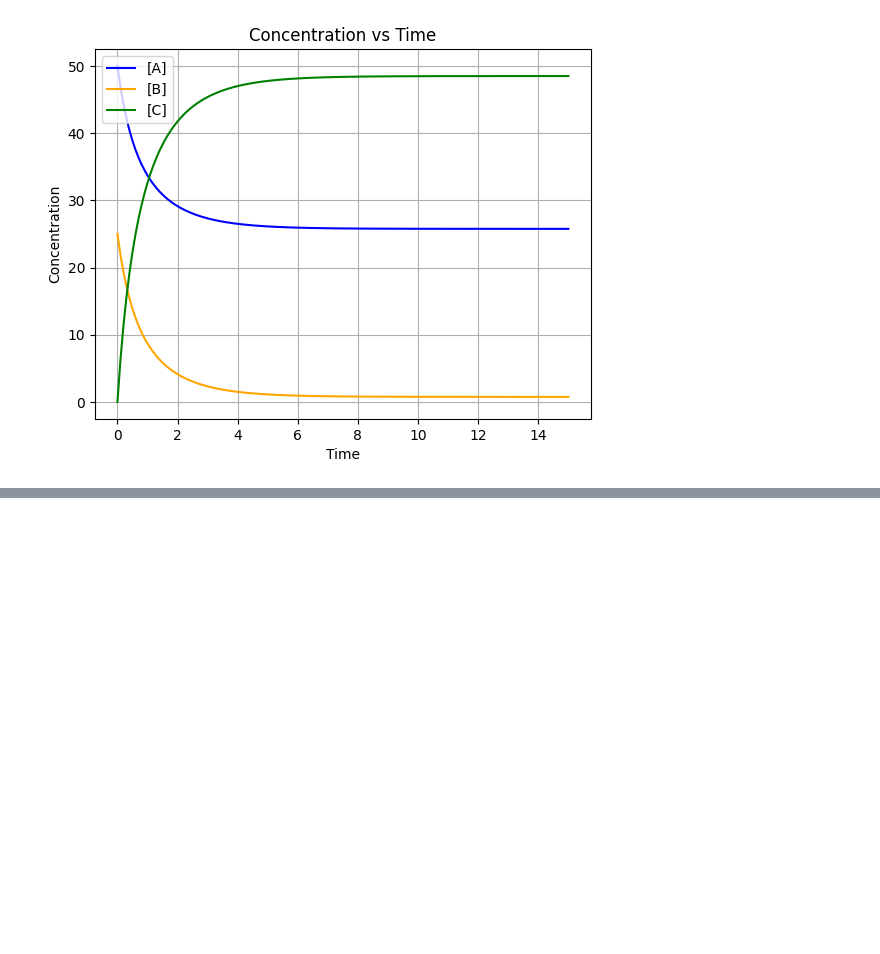
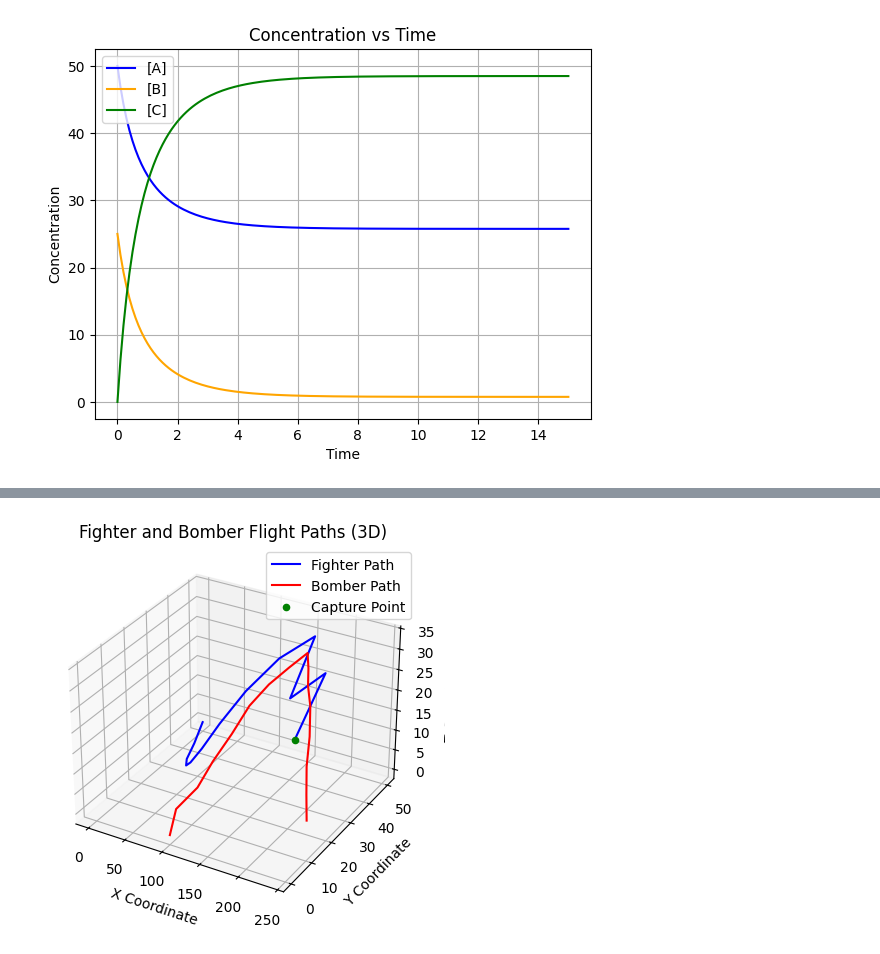
Before and after one commit to SharafatKarim/python-data-science-notebook, a Jupyter notebook: 05 - simulation modeling/05 - continuous systems.ipynb, the cells around one changed output, grey strips where cells are left out. Saved outputs shown, nothing was run; the diff lists cells and outputs as text; code cells hidden in the pictures; blank space fills up the shorter version.

```diff
--- a/05 - simulation modeling/05 - continuous systems.ipynb
+++ b/05 - simulation modeling/05 - continuous systems.ipynb
@@ -107,0 +251,92 @@ Time    [A]     [B]     [C]
+# %%
+import math
+from mpl_toolkits.mplot3d import Axes3D
+
+import matplotlib.pyplot as plt
+
+# Fighter coordinates
+xf = [0]
+yf = [50]
+zf = [0]
+speed = 20  # Fighter speed
+capture_distance = 10  # Distance at which the fighter captures the bomber
+
+# Bomber coordinates
+xb = [100, 100, 120, 129, 140, 149, 158, 168, 179, 188, 198, 209, 219, 226, 234, 240]
+yb = [0, 3, 6, 10, 15, 20, 26, 32, 37, 34, 30, 27, 23, 19, 16, 14]
+zb = [0, 5, 10, 15, 20, 25, 28, 30, 32, 30, 28, 25, 20, 15, 10, 5]
+
+def calc_distance(x1, y1, z1, x2, y2, z2):
+    return math.sqrt((x2 - x1) ** 2 + (y2 - y1) ** 2 + (z2 - z1) ** 2)
+
+def sin_theta(x1, y1, z1, x2, y2, z2):
+    return (y2 - y1) / calc_distance(x1, y1, z1, x2, y2, z2)
+
+def cos_theta(x1, y1, z1, x2, y2, z2):
+    return (x2 - x1) / calc_distance(x1, y1, z1, x2, y2, z2)
+
+def sin_phi(x1, y1, z1, x2, y2, z2):
+    return (z2 - z1) / calc_distance(x1, y1, z1, x2, y2, z2)
+
+def simulate_flight():
+    global xf, yf, zf, xb, yb, zb, speed, capture_distance
+    iteration = 0
+
+    while True:
+        xf = xf + [xf[-1] + speed * cos_theta(xf[-1], yf[-1], zf[-1], xb[iteration], yb[iteration], zb[iteration])]
+        yf = yf + [yf[-1] + speed * sin_theta(xf[-1], yf[-1], zf[-1], xb[iteration], yb[iteration], zb[iteration])]
+        zf = zf + [zf[-1] + speed * sin_phi(xf[-1], yf[-1], zf[-1], xb[iteration], yb[iteration], zb[iteration])]
+
+        distance = calc_distance(xf[iteration], yf[iteration], zf[iteration], xb[iteration], yb[iteration], zb[iteration])
+        print("Iteration:", iteration+1, "Distance:", distance)
+        iteration += 1
+        if distance <= capture_distance or len(xf) >= len(xb):
+            break
+
+def plot_flight():
+    fig = plt.figure()
+    ax = fig.add_subplot(111, projection='3d')
+    ax.plot(xf, yf, zf, label='Fighter Path', color='blue')
+    ax.plot(xb, yb, zb, label='Bomber Path', color='red')
+    ax.scatter(xf[-1], yf[-1], zf[-1], color='green', label='Capture Point')
+    ax.set_title('Fighter and Bomber Flight Paths (3D)')
+    ax.set_xlabel('X Coordinate')
+    ax.set_ylabel('Y Coordinate')
+    ax.set_zlabel('Z Coordinate')
+    ax.legend()
+    plt.show()
+
+def plot_fight_animation():
+    plt.ion()
+    fig = plt.figure()
+    ax = fig.add_subplot(111, projection='3d')
+    ax.set_xlim(0, 250)
+    ax.set_ylim(0, 100)
+    ax.set_zlim(0, 40)
+    fighter_line, = ax.plot([], [], [], 'b-', label='Fighter Path')
+    bomber_line, = ax.plot([], [], [], 'r-', label='Bomber Path')
+    fighter_point, = ax.plot([], [], [], 'bo', label='Fighter')
+    bomber_point, = ax.plot([], [], [], 'ro', label='Bomber')
+    ax.set_xlabel('X')
+    ax.set_ylabel('Y')
+    ax.set_zlabel('Z')
+    ax.legend()
+    ax.grid()
+
+    for i in range(len(xf)):
+        fighter_line.set_data(xf[:i+1], yf[:i+1])
+        fighter_line.set_3d_properties(zf[:i+1])
+        bomber_line.set_data(xb[:i+1], yb[:i+1])
+        bomber_line.set_3d_properties(zb[:i+1])
+        fighter_point.set_data([xf[i]], [yf[i]])
+        fighter_point.set_3d_properties([zf[i]])
+        bomber_point.set_data([xb[i]], [yb[i]])
+        bomber_point.set_3d_properties([zb[i]])
+        plt.pause(0.5)
+
+    plt.ioff()
+    plt.show()
+
+simulate_flight()
+plot_flight()
+# %% [output]
@@ -107,0 +355 @@ Time    [A]     [B]     [C]
+[figure, added]
```
Also changed, not shown: parts of 5 cells of this notebook.
